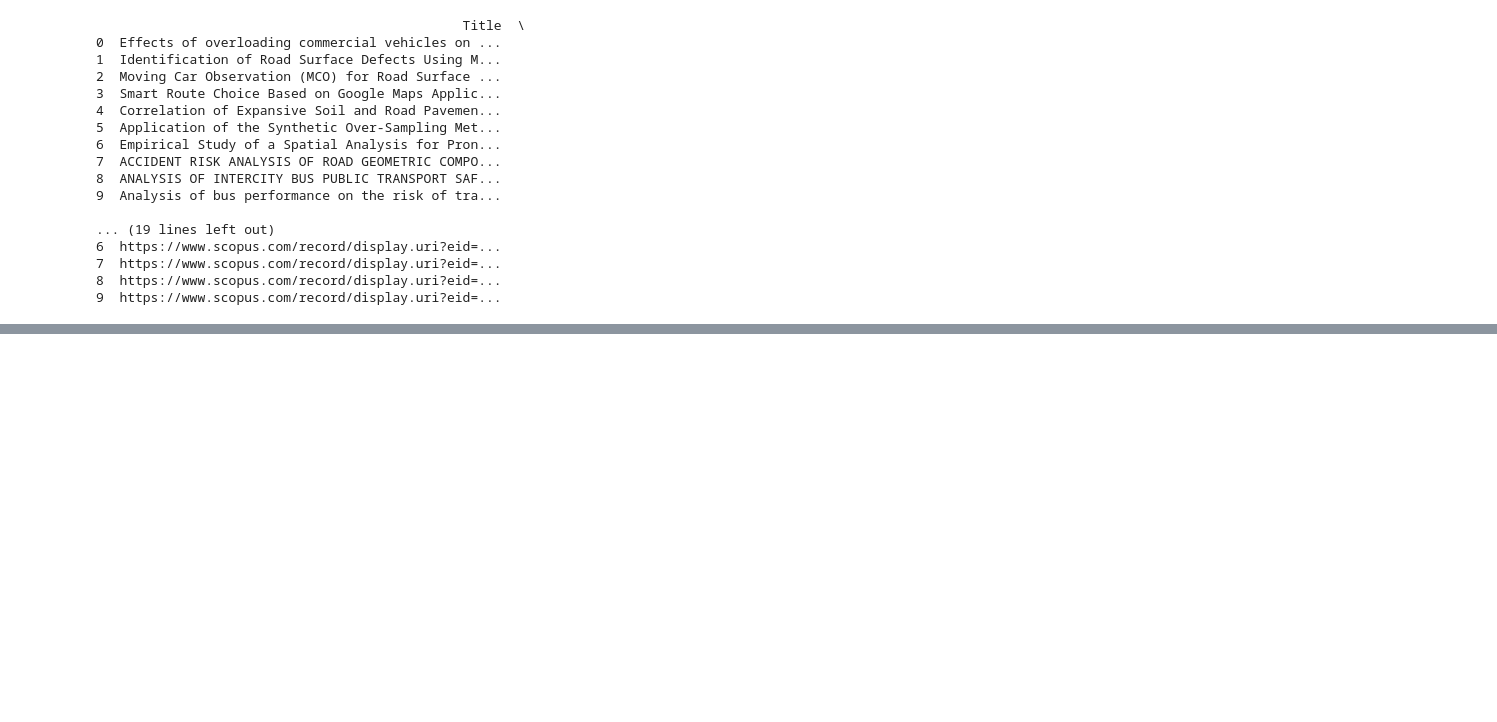
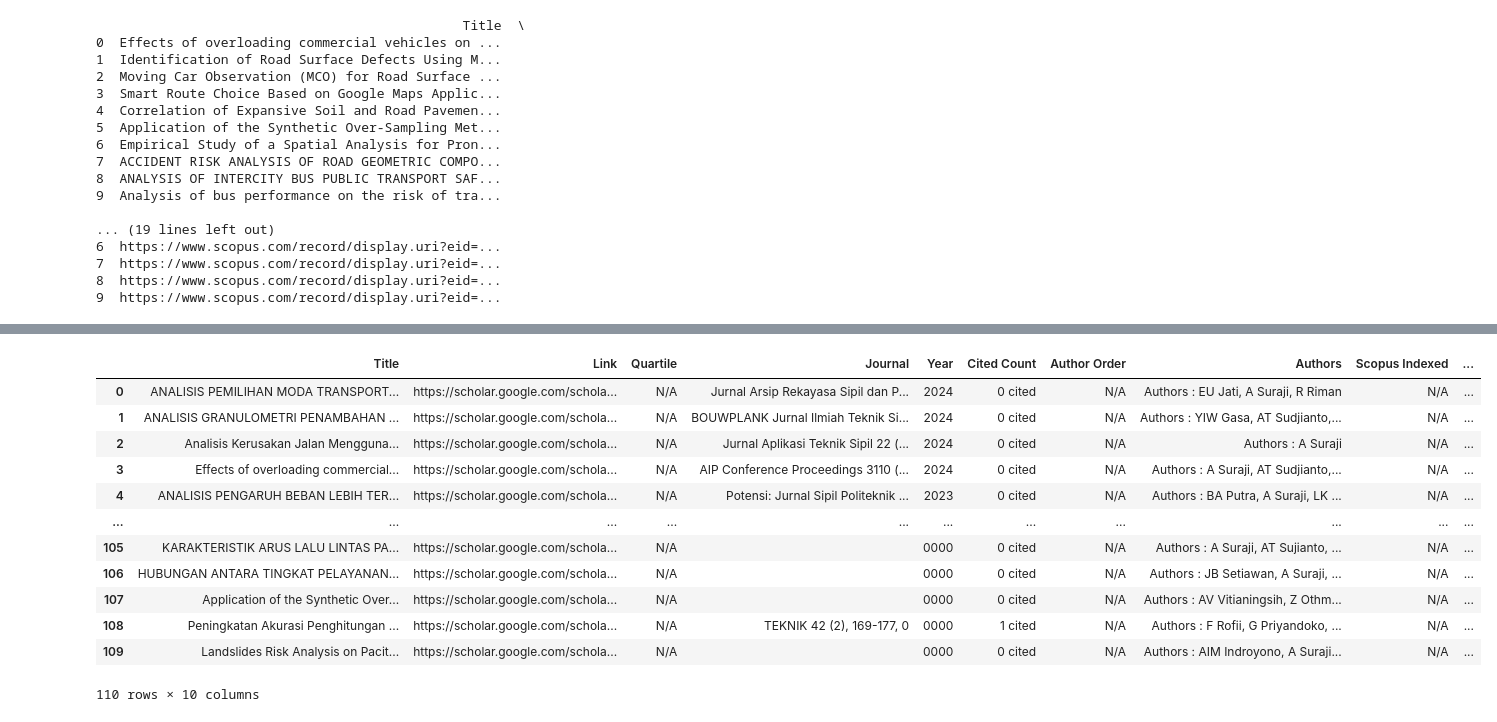
Before and after one commit to roniwahyu/sinta-scraper, a Jupyter notebook: sintalogin.ipynb, the cells around one changed output, grey strips where cells are left out. Saved outputs shown, nothing was run; the diff lists cells and outputs as text; code cells hidden in the pictures; blank space fills up the shorter version.

```diff
--- a/sintalogin.ipynb
+++ b/sintalogin.ipynb
@@ -405,0 +536,4 @@ Scraping page 2 of 2
+# %%
+# Scrape Google Scholar Articles
+navigate_to_tab(driver, researcher_id, "googlescholar")
+googlescholar_articles = scrape_articles(driver)
@@ -405,0 +558,3 @@ Scraping page 2 of 2
+# %%
+save_articles_to_files(googlescholar_articles, "googlescholar")
+googlescholar_df=pd.DataFrame(googlescholar_articles)
@@ -405,0 +579,16 @@ Scraping page 2 of 2
+# %%
+googlescholar_df
+# %% [output]
+|  | Title | Link | Quartile | Journal | Year | Cited Count | Author Order | Authors | Scopus Indexed | ... |
+| 0 | ANALISIS PEMILIHAN MODA TRANSPORT... | https://scholar.google.com/schola... | N/A | Jurnal Arsip Rekayasa Sipil dan P... | 2024 | 0 cited | N/A | Authors : EU Jati, A Suraji, R Riman | N/A | ... |
+| 1 | ANALISIS GRANULOMETRI PENAMBAHAN ... | https://scholar.google.com/schola... | N/A | BOUWPLANK Jurnal Ilmiah Teknik Si... | 2024 | 0 cited | N/A | Authors : YIW Gasa, AT Sudjianto,... | N/A | ... |
+| 2 | Analisis Kerusakan Jalan Mengguna... | https://scholar.google.com/schola... | N/A | Jurnal Aplikasi Teknik Sipil 22 (... | 2024 | 0 cited | N/A | Authors : A Suraji | N/A | ... |
+| 3 | Effects of overloading commercial... | https://scholar.google.com/schola... | N/A | AIP Conference Proceedings 3110 (... | 2024 | 0 cited | N/A | Authors : A Suraji, AT Sudjianto,... | N/A | ... |
+| 4 | ANALISIS PENGARUH BEBAN LEBIH TER... | https://scholar.google.com/schola... | N/A | Potensi: Jurnal Sipil Politeknik ... | 2023 | 0 cited | N/A | Authors : BA Putra, A Suraji, LK ... | N/A | ... |
+| ... | ... | ... | ... | ... | ... | ... | ... | ... | ... | ... |
+| 105 | KARAKTERISTIK ARUS LALU LINTAS PA... | https://scholar.google.com/schola... | N/A |  | 0000 | 0 cited | N/A | Authors : A Suraji, AT Sujianto, ... | N/A | ... |
+| 106 | HUBUNGAN ANTARA TINGKAT PELAYANAN... | https://scholar.google.com/schola... | N/A |  | 0000 | 0 cited | N/A | Authors : JB Setiawan, A Suraji, ... | N/A | ... |
+| 107 | Application of the Synthetic Over... | https://scholar.google.com/schola... | N/A |  | 0000 | 0 cited | N/A | Authors : AV Vitianingsih, Z Othm... | N/A | ... |
+| 108 | Peningkatan Akurasi Penghitungan ... | https://scholar.google.com/schola... | N/A | TEKNIK 42 (2), 169-177, 0 | 0000 | 1 cited | N/A | Authors : F Rofii, G Priyandoko, ... | N/A | ... |
+| 109 | Landslides Risk Analysis on Pacit... | https://scholar.google.com/schola... | N/A |  | 0000 | 0 cited | N/A | Authors : AIM Indroyono, A Suraji... | N/A | ... |
+110 rows × 10 columns
```
Also changed, not shown: parts of 19 cells of this notebook, 15 other files.
